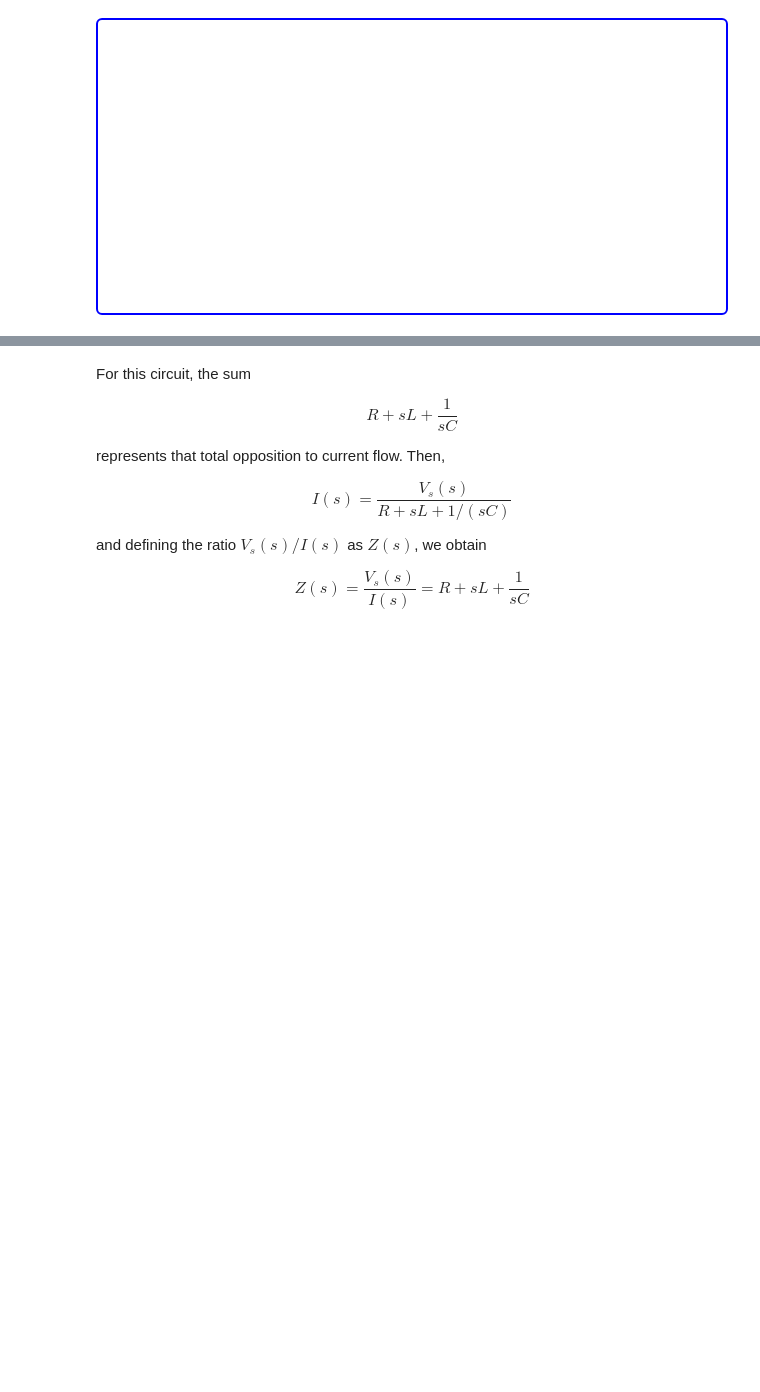
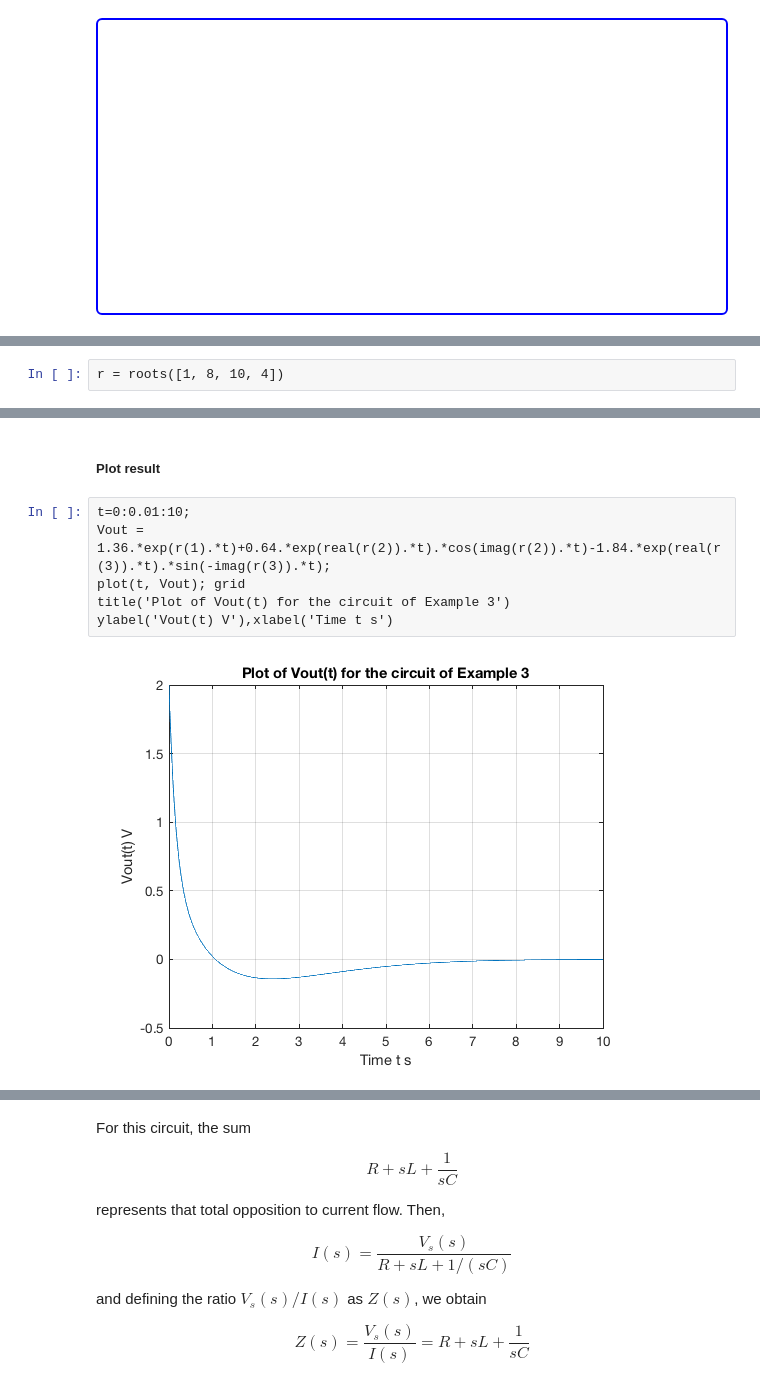
Before and after one commit to cpjobling/EG-247-Resources, a Jupyter notebook: week3/circuit_analysis.ipynb, the cells around one changed output, grey strips where cells are left out. Drawn from its saved outputs; the diff is of its cells as text; blank space fills up the shorter version.

Commit message:
updated to week3 circuit_analysis

```diff
--- a/week3/circuit_analysis.ipynb
+++ b/week3/circuit_analysis.ipynb
@@ -124,0 +215,2 @@ See Blackboard for worked solution.
+# %%
+r = roots([1, 8, 10, 4])
@@ -124,0 +268,10 @@ See Blackboard for worked solution.
+# %% [markdown]
+##### Plot result
+# %%
+t=0:0.01:10;
+Vout = 1.36.*exp(r(1).*t)+0.64.*exp(real(r(2)).*t).*cos(imag(r(2)).*t)-1.84.*exp(real(r(3)).*t).*sin(-imag(r(3)).*t);
+plot(t, Vout); grid
+title('Plot of Vout(t) for the circuit of Example 3')
+ylabel('Vout(t) V'),xlabel('Time t s')
+# %% [output]
+[figure, added]
```
Also changed, not shown: parts of 26 cells of this notebook, 12 other files.
